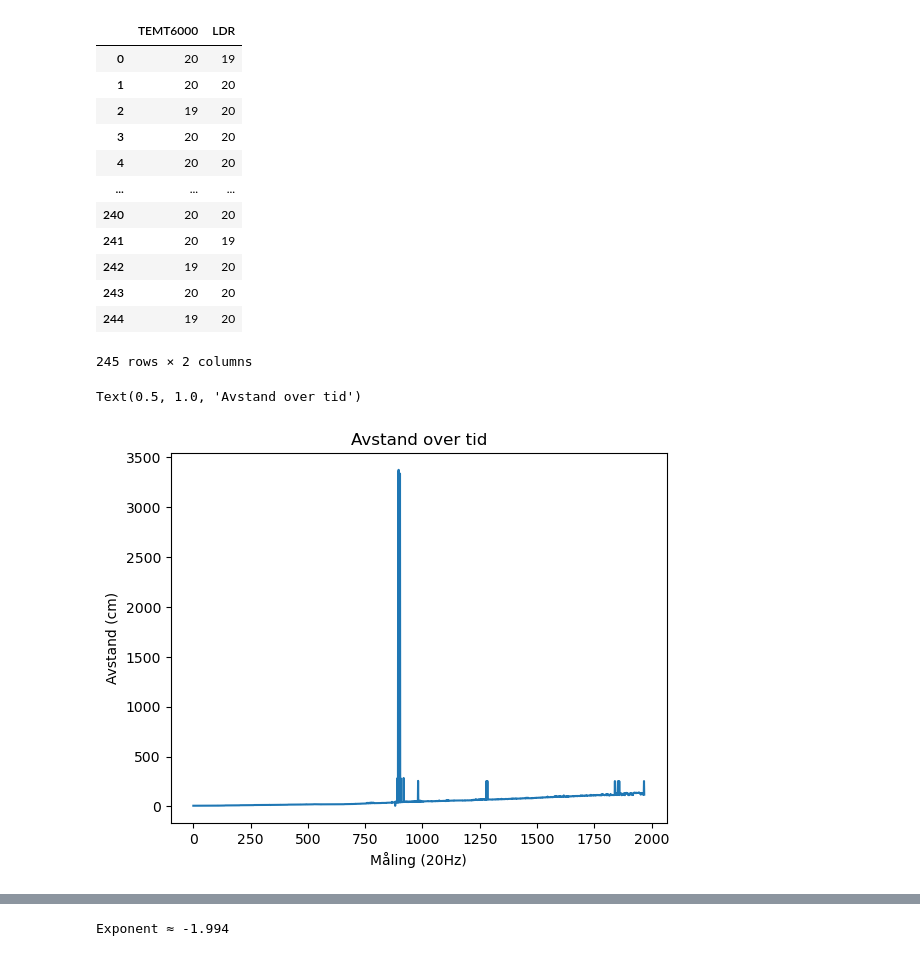
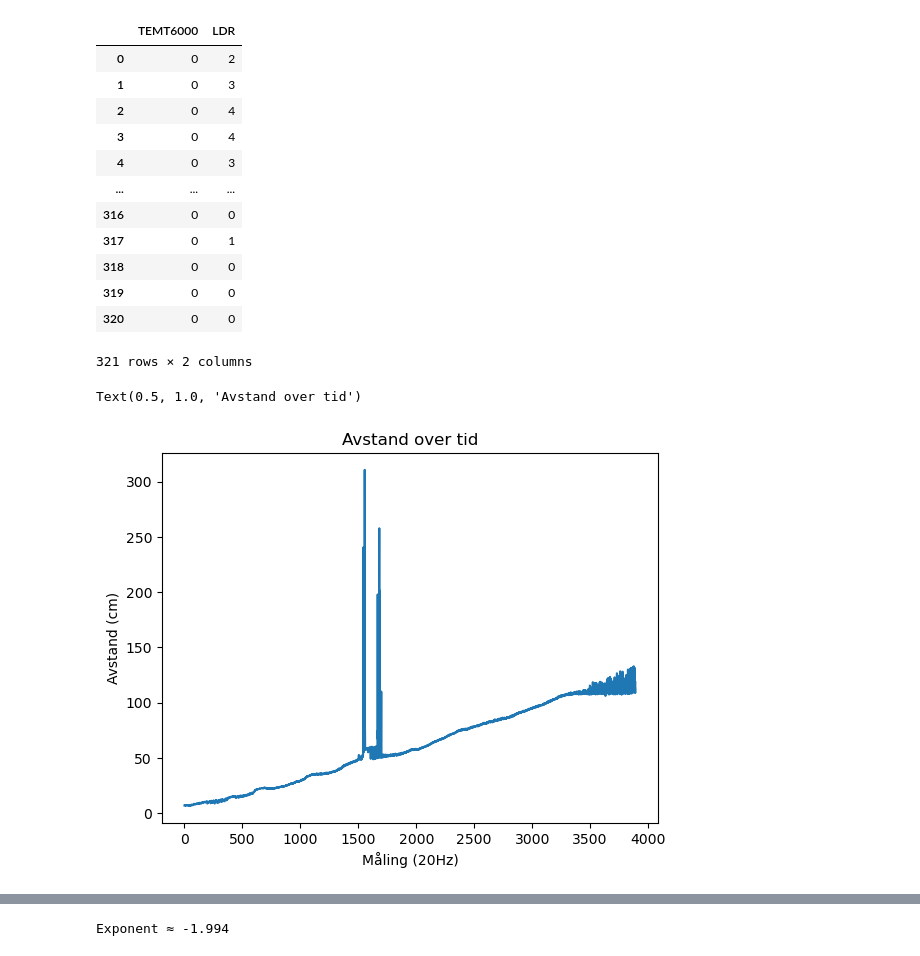
Before and after one commit to LilleAila/projects, a Jupyter notebook: skole/tof1/07-muntlig-eksamen/data/analysis.ipynb, the cells around one changed output, grey strips where cells are left out. Cells and saved outputs as stored; diff of their text form; code cells hidden in the pictures.

```diff
--- a/skole/tof1/07-muntlig-eksamen/data/analysis.ipynb
+++ b/skole/tof1/07-muntlig-eksamen/data/analysis.ipynb
@@ -9,7 +9,8 @@ def read_df(path):
     cols = [x.split(":")[0] for x in df.iloc[0]]
     df.columns = cols
     for col in cols:
-        df[col] = df[col].str.split(":").str[1].astype(int)
+        df[col] = df[col].str.split(":").str[1]
+        df[col] = pd.to_numeric(df[col])
     return df
 # %%
 def clamp_diff(series, diff):
@@ -21,32 +22,32 @@ def clamp_diff(series, diff):
             result.iloc[i] = result.iloc[i-1] - diff
     return result
 # %%
-baseline = read_df("dark-baselines.csv")
+baseline = read_df("final-baselines.csv")
 del baseline["Distance"]
 baseline
 # %% [output]
 |  | TEMT6000 | LDR |
-| 0 | 20 | 19 |
-| 1 | 20 | 20 |
-| 2 | 19 | 20 |
-| 3 | 20 | 20 |
-| 4 | 20 | 20 |
+| 0 | 0 | 2 |
+| 1 | 0 | 3 |
+| 2 | 0 | 4 |
+| 3 | 0 | 4 |
+| 4 | 0 | 3 |
 | ... | ... | ... |
-| 240 | 20 | 20 |
-| 241 | 20 | 19 |
-| 242 | 19 | 20 |
-| 243 | 20 | 20 |
-| 244 | 19 | 20 |
+| 316 | 0 | 0 |
+| 317 | 0 | 1 |
+| 318 | 0 | 0 |
+| 319 | 0 | 0 |
+| 320 | 0 | 0 |
-245 rows × 2 columns
+321 rows × 2 columns
 # %%
 #| label: distance-raw
-df = read_df("dark-flashlight3-long-slow.csv")
+df = read_df("final1.csv")
 df["Distance"].plot()
 plt.xlabel("Måling (20Hz)")
 plt.ylabel("Avstand (cm)")
 plt.title("Avstand over tid")
 # %% [output]
 Text(0.5, 1.0, 'Avstand over tid')
-[figure, old version]
+[figure, new version]
 # %%
 #| label: distance-clamped
```
Also changed, not shown: parts of 16 cells of this notebook, 10 other files.
